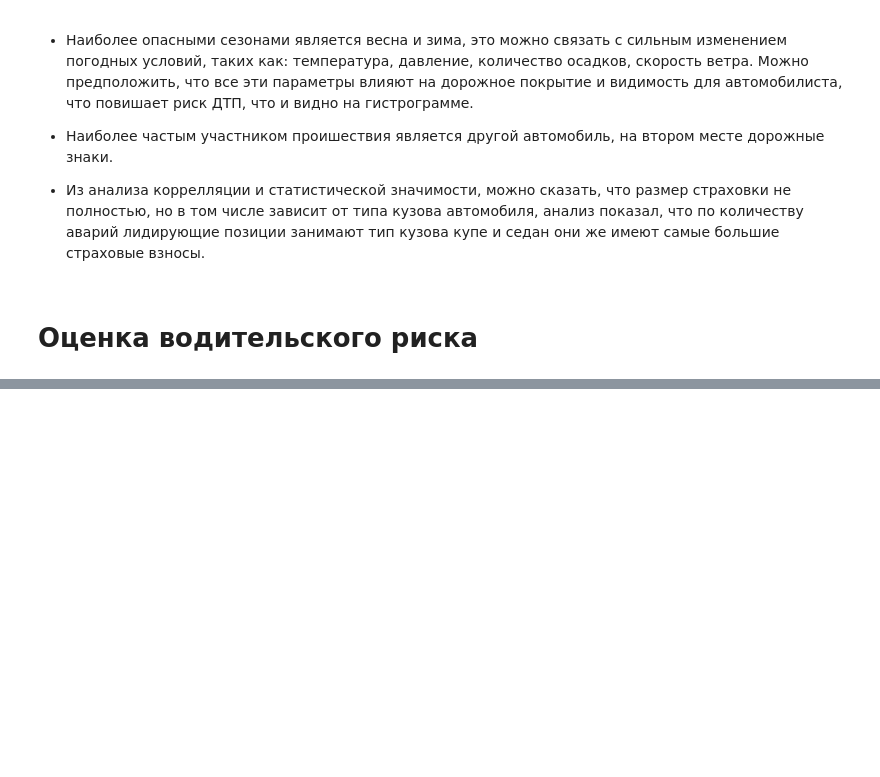
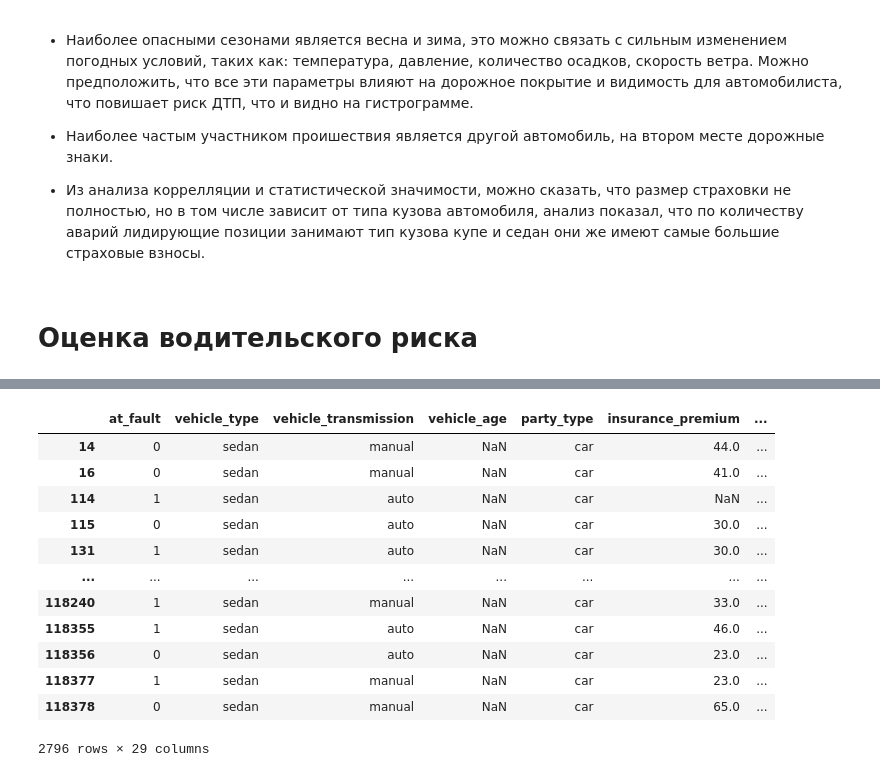
Before and after one commit to SergeyDolin/Road-Accident, a Jupyter notebook: RoadАccident.ipynb, the cells around one changed output, grey strips where cells are left out. Drawn from its saved outputs; the diff is of its cells as text; code cells hidden in the pictures; blank space fills up the shorter version.

```diff
--- a/RoadАccident.ipynb
+++ b/RoadАccident.ipynb
@@ -704,0 +804,2 @@ df.head()
+# %%
+df = df.loc[df['vehicle_transmission'].isna() == False]
@@ -704,0 +832,16 @@ df.head()
+# %%
+df.loc[df['vehicle_age'].isna() == True]
+# %% [output]
+|  | at_fault | vehicle_type | vehicle_transmission | vehicle_age | party_type | insurance_premium | ... |
+| 14 | 0 | sedan | manual | NaN | car | 44.0 | ... |
+| 16 | 0 | sedan | manual | NaN | car | 41.0 | ... |
+| 114 | 1 | sedan | auto | NaN | car | NaN | ... |
+| 115 | 0 | sedan | auto | NaN | car | 30.0 | ... |
+| 131 | 1 | sedan | auto | NaN | car | 30.0 | ... |
+| ... | ... | ... | ... | ... | ... | ... | ... |
+| 118240 | 1 | sedan | manual | NaN | car | 33.0 | ... |
+| 118355 | 1 | sedan | auto | NaN | car | 46.0 | ... |
+| 118356 | 0 | sedan | auto | NaN | car | 23.0 | ... |
+| 118377 | 1 | sedan | manual | NaN | car | 23.0 | ... |
+| 118378 | 0 | sedan | manual | NaN | car | 65.0 | ... |
+2796 rows × 29 columns
```
Also changed, not shown: parts of 19 cells of this notebook.
